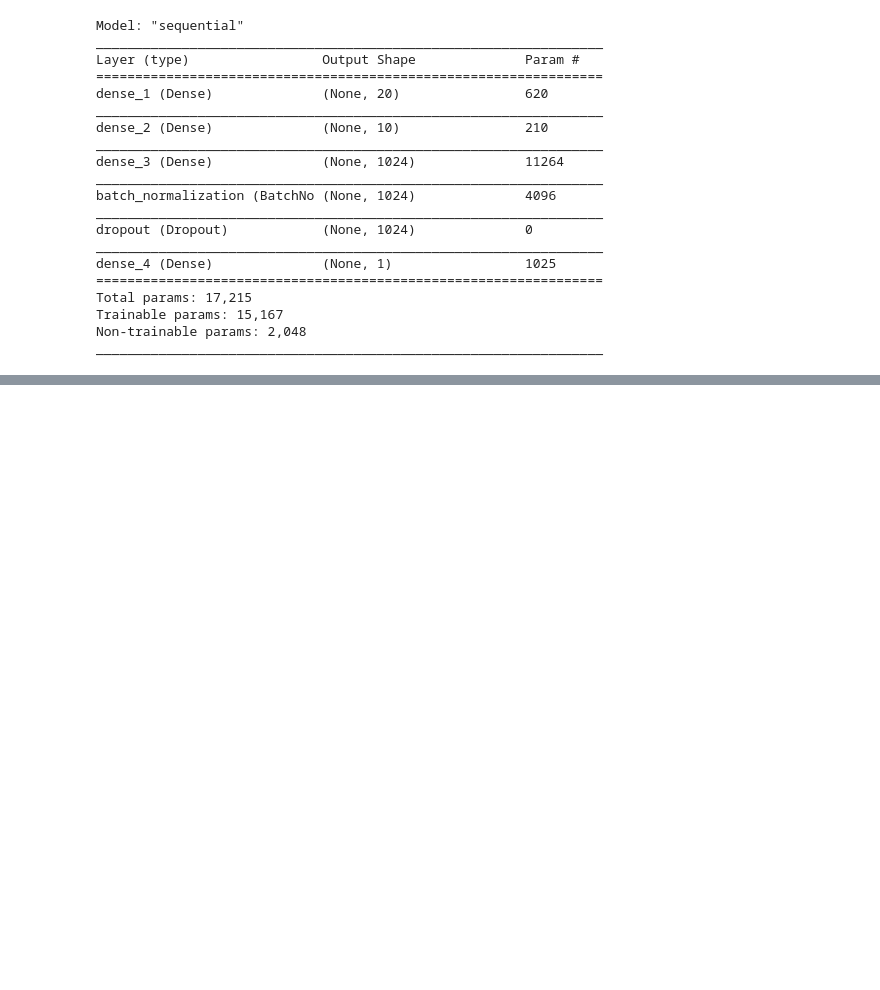
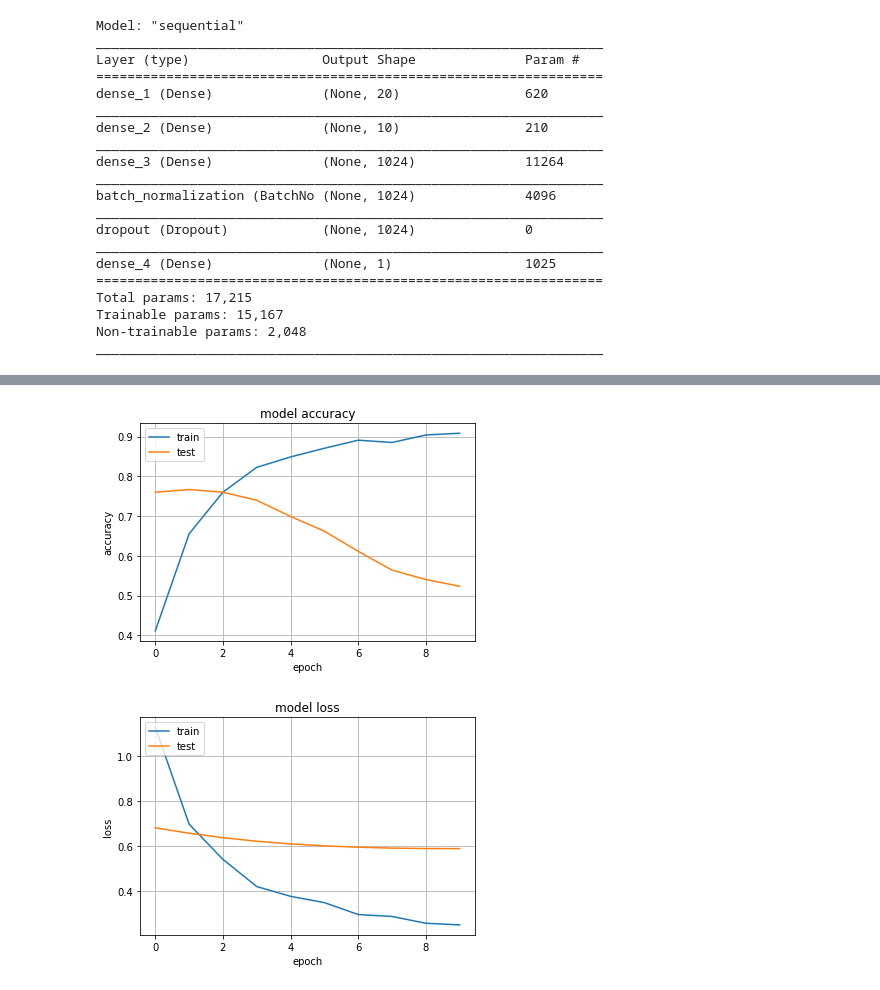
Before and after one commit to Tehmie/Credit_Fraud_Detection, a Jupyter notebook: credit_card.ipynb, the cells around one changed output, grey strips where cells are left out. Drawn from its saved outputs; the diff is of its cells as text; code cells hidden in the pictures; blank space fills up the shorter version.

```diff
--- a/credit_card.ipynb
+++ b/credit_card.ipynb
@@ -427,0 +509,16 @@ weighted avg       1.00      1.00      1.00    170589
+# %%
+input_dim1 = x_train.shape[1]  # Number of features
+
+model = Sequential()
+model.add(layers.Dense(20, input_dim=input_dim1, activation='relu'))
+model.add(layers.Dense(10,  activation='tanh'))
+model.add(layers.Dense(1024, activation='relu'))
+
+model.add(layers.BatchNormalization())
+model.add(layers.Dropout(0.5))
+model.add(layers.Dense(1, activation='sigmoid'))
+# %%
+model.compile(loss='binary_crossentropy',
+              optimizer='adam',
+              metrics=['accuracy'])
+model.summary()
@@ -427,0 +546,6 @@ weighted avg       1.00      1.00      1.00    170589
+# %%
+history = model.fit(x_train,y_train,
+                    epochs=10,
+                    verbose=True,
+                    validation_data=(x_test, y_test),
+                    batch_size=2000)
@@ -427,0 +573,24 @@ weighted avg       1.00      1.00      1.00    170589
+# %%
+import matplotlib.pyplot as plt
+plt.plot(history.history['accuracy'])
+plt.plot(history.history['val_accuracy'])
+plt.title('model accuracy')
+plt.ylabel('accuracy')
+plt.xlabel('epoch')
+plt.legend(['train', 'test'], loc='upper left')
+plt.grid()
+plt.savefig("accuracy.png")
+plt.show()
+
+plt.plot(history.history['loss'])
+plt.plot(history.history['val_loss'])
+plt.title('model loss')
+plt.ylabel('loss')
+plt.xlabel('epoch')
+plt.legend(['train', 'test'], loc='upper left')
+plt.grid()
+plt.savefig("loss.png")
+plt.show()
+# %% [output]
+[figure, added]
+[figure, added]
```
Also changed, not shown: parts of 38 cells of this notebook.
